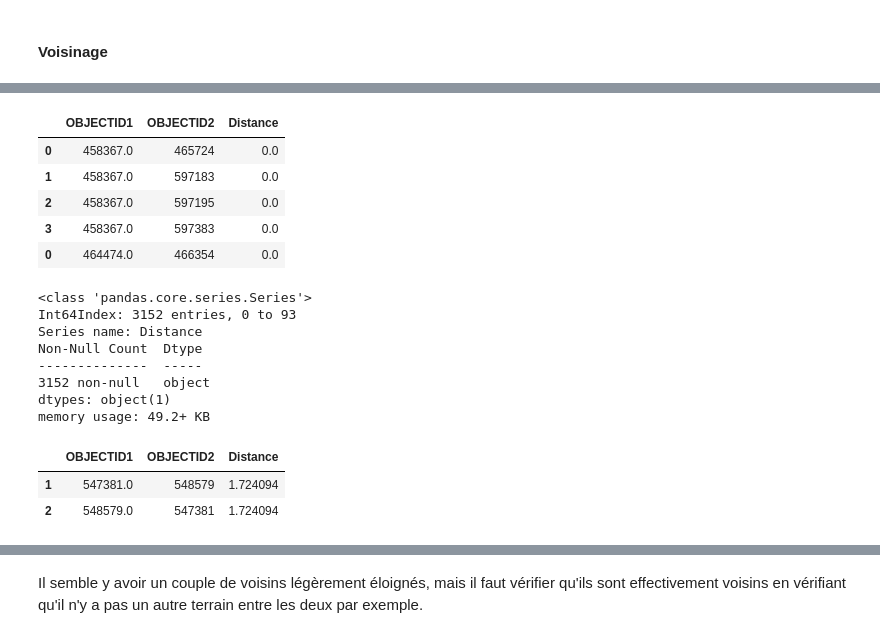
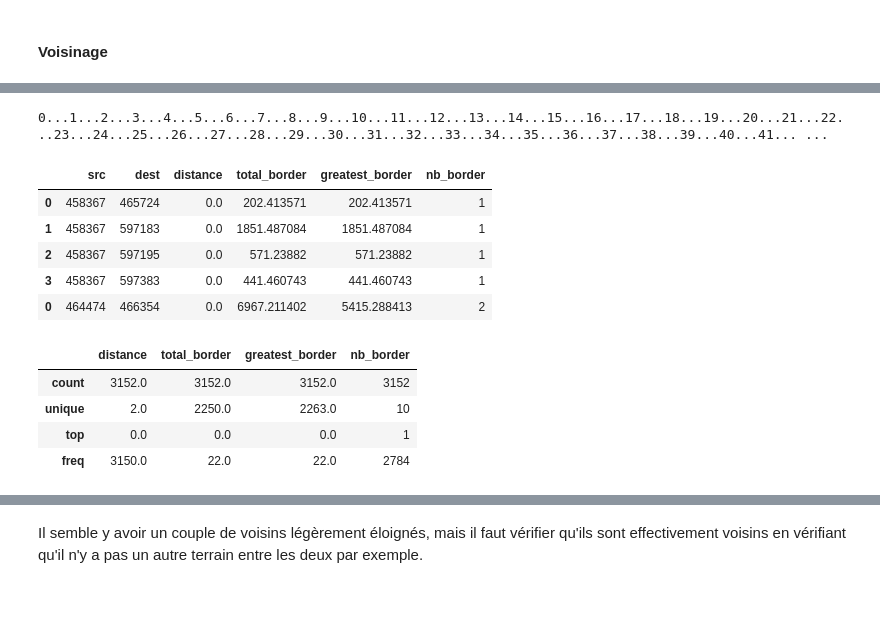
Before and after one commit to massimovenuti/clc-graph-deep-learning, a Jupyter notebook: clc.ipynb, the cells around one changed output, grey strips where cells are left out. Drawn from its saved outputs; the diff is of its cells as text; code cells hidden in the pictures; blank space fills up the shorter version.

Commit message:
amélioration du calcul du voisinage

```diff
--- a/clc.ipynb
+++ b/clc.ipynb
@@ -46,8 +46,13 @@ gdf.head()
 | 3 | 464494 | 112 | None | 44.825253 | EU_464494 | MULTIPOLYGON (((3753121.110 28697... |
 | 4 | 464503 | 112 | None | 30.711344 | EU_464503 | MULTIPOLYGON (((3749222.430 28703... |
 # %%
-# Utilisation de l'air calculée par geopandas
-gdf["Area_Ha"] = gdf.area/1e4
+def preprocessing(gdf):
+    # utilisation de l'air calculée par geopandas
+    gdf["Area_Ha"] = gdf.area/1e4
+    # todo : gérer les nodata
+    return gdf
+# %%
+gdf = preprocessing(gdf)
 # %%
 gdf.info()
 # %% [output]
@@ -152,26 +151,3 @@ plt.show()
 [figure]
 # %% [markdown]
 #### Voisinage
-# %%
-import pandas as pd
-
-neighbors_df = pd.DataFrame(columns=["OBJECTID1", "OBJECTID2", "Distance"])
-
-for index, area in gdf.iterrows():
-    neighbors = gdf[gdf.geometry.touches(area.geometry)].OBJECTID.tolist()
-    overlap = gdf[gdf.geometry.overlaps(area.geometry)].OBJECTID.tolist()
-
-    distances = gdf.geometry.distance(area.geometry)
-    other = gdf[(distances < 10) & (distances != 0)]
-
-    c1 = np.ones(len(neighbors) + len(overlap) + len(other)) * area.OBJECTID
-    c2 = neighbors + overlap + other.OBJECTID.tolist()
-    c3 = np.concatenate((np.zeros(len(neighbors) + len(overlap)), distances[other.index].tolist()))
-
-    print(f"{index}", end="...")
-
-    df = pd.DataFrame({"OBJECTID1":c1, "OBJECTID2": c2, "Distance": c3})
-
-    neighbors_df = pd.concat([neighbors_df, df])
-
-print()
@@ -193,28 +218,21 @@ print()
 # %%
-neighbors_df.to_csv("data/france-zone-1-neighbors.csv")
+neighborhood = calc_neighborhood(gdf, "data/france-zone-1-neighborhood.csv")
+# %% [output]
+0...1...2...3...4...5...6...7...8...9...10...11...12...13...14...15...16...17...18...19...20...21...22...23...24...25...26...27...28...29...30...31...32...33...34...35...36...37...38...39...40...41... ...
 # %%
-neighbors_df.head()
+neighborhood.head()
 # %% [output]
-|  | OBJECTID1 | OBJECTID2 | Distance |
-| 0 | 458367.0 | 465724 | 0.0 |
-| 1 | 458367.0 | 597183 | 0.0 |
-| 2 | 458367.0 | 597195 | 0.0 |
-| 3 | 458367.0 | 597383 | 0.0 |
-| 0 | 464474.0 | 466354 | 0.0 |
+|  | src | dest | distance | total_border | greatest_border | nb_border |
+| 0 | 458367 | 465724 | 0.0 | 202.413571 | 202.413571 | 1 |
+| 1 | 458367 | 597183 | 0.0 | 1851.487084 | 1851.487084 | 1 |
+| 2 | 458367 | 597195 | 0.0 | 571.23882 | 571.23882 | 1 |
+| 3 | 458367 | 597383 | 0.0 | 441.460743 | 441.460743 | 1 |
+| 0 | 464474 | 466354 | 0.0 | 6967.211402 | 5415.288413 | 2 |
-# %%
-neighbors_df.Distance.info()
-# %% [output]
-<class 'pandas.core.series.Series'>
-Int64Index: 3152 entries, 0 to 93
-Series name: Distance
-Non-Null Count  Dtype
---------------  -----
-3152 non-null   object
-dtypes: object(1)
-memory usage: 49.2+ KB
-# %%
-neighbors_df[neighbors_df.Distance > 0]
-# %% [output]
-|  | OBJECTID1 | OBJECTID2 | Distance |
-| 1 | 547381.0 | 548579 | 1.724094 |
-| 2 | 548579.0 | 547381 | 1.724094 |
+# %%
+neighborhood.loc[:,"distance":"nb_border"].describe()
+# %% [output]
+|  | distance | total_border | greatest_border | nb_border |
+| count | 3152.0 | 3152.0 | 3152.0 | 3152 |
+| unique | 2.0 | 2250.0 | 2263.0 | 10 |
+| top | 0.0 | 0.0 | 0.0 | 1 |
+| freq | 3150.0 | 22.0 | 22.0 | 2784 |
```
Also changed, not shown: parts of 11 cells of this notebook, 3 other files.
